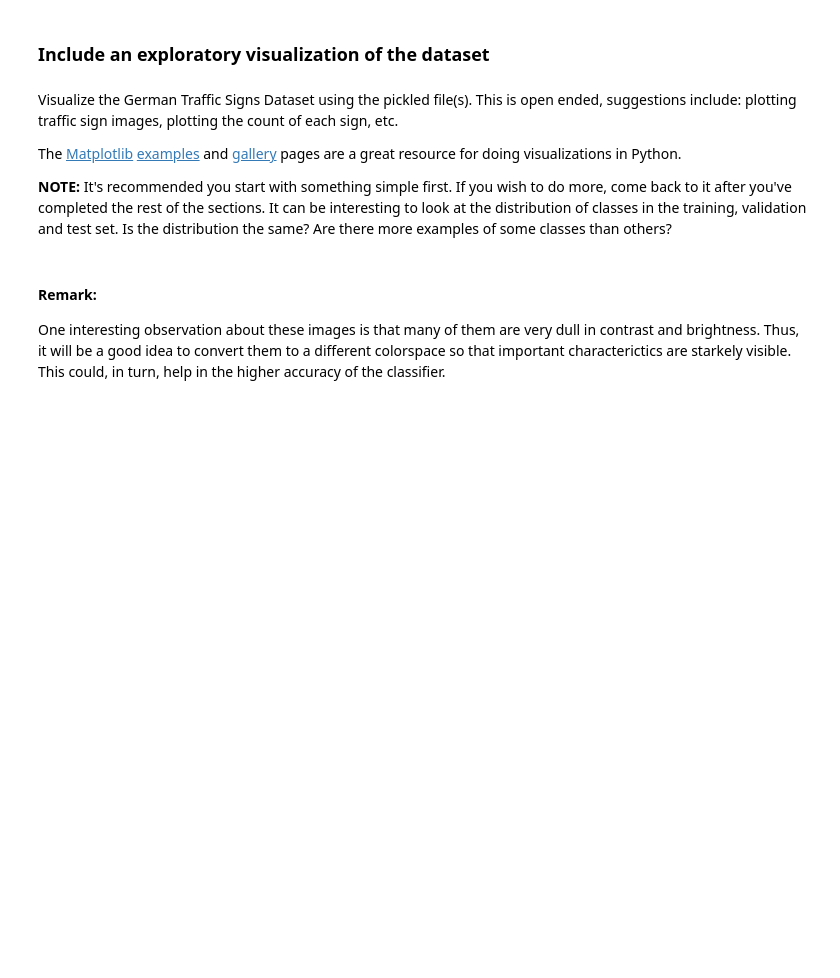
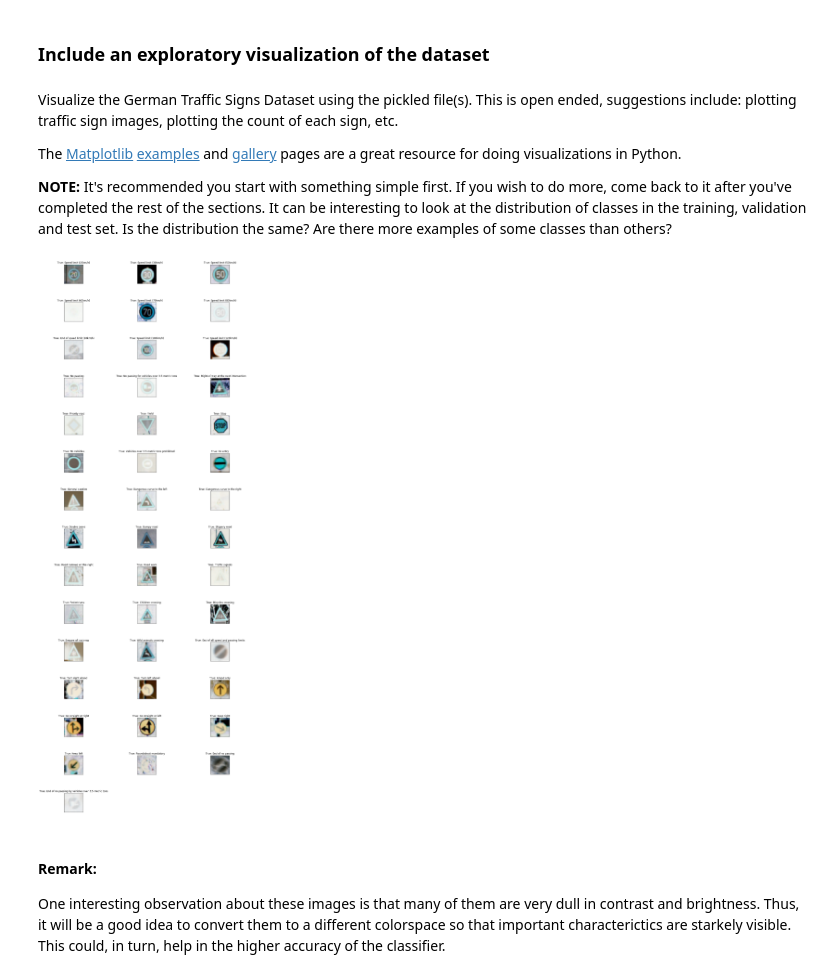
Before and after one commit to bkanaki/CarND-Traffic-Sign-Classifier-Project, a Jupyter notebook: Traffic_Sign_Classifier.ipynb, the cells around one changed output. Cells and saved outputs as stored; diff of their text form; code cells hidden in the pictures; blank space fills up the shorter version.

```diff
--- a/Traffic_Sign_Classifier.ipynb
+++ b/Traffic_Sign_Classifier.ipynb
@@ -25,9 +25,9 @@ import pickle
 
 # TODO: Fill this in based on where you saved the training and testing data
 
-training_file = '../../train.p'
-validation_file= '../../valid.p'
-testing_file = '../../test.p'
+training_file = '../traffic-signs-data/train.p'
+validation_file= '../traffic-signs-data/valid.p'
+testing_file = '../traffic-signs-data/test.p'
 
 with open(training_file, mode='rb') as f:
     train = pickle.load(f)
@@ -88,19 +94,23 @@ Visualize the German Traffic Signs Dataset using the pickled file(s). This is op
 The [Matplotlib](http://matplotlib.org/) [examples](http://matplotlib.org/examples/index.html) and [gallery](http://matplotlib.org/gallery.html) pages are a great resource for doing visualizations in Python.
 
 **NOTE:** It's recommended you start with something simple first. If you wish to do more, come back to it after you've completed the rest of the sections. It can be interesting to look at the distribution of classes in the training, validation and test set. Is the distribution the same? Are there more examples of some classes than others?
+# %%
+### Data exploration visualization code goes here.
+### Feel free to use as many code cells as needed.
+import pandas as pd
+import matplotlib.pyplot as plt
+# Visualizations will be shown in the notebook.
+%matplotlib inline
+
+label_names = pd.read_csv("./signnames.csv")
+label_names = label_names.SignName
 # %%
-### Data exploration visualization code goes here.
-### Feel free to use as many code cells as needed.
-import matplotlib.pyplot as plt
-# Visualizations will be shown in the notebook.
-%matplotlib inline
-
 # In the folowing code, we will have a look at each sign from the 43 classes, chosen at random
-def plot_images(sample_images, true_class=None, pred_class=None):
+def plot_images(sample_images, true_label=None, pred_label=None):
 
     # Create figure with 9x5 sub-plots.
-    fig, axes = plt.subplots(9, 5, figsize=(10,20))
-    fig.subplots_adjust(hspace=0.3, wspace=0.3)
+    fig, axes = plt.subplots(15, 3, figsize=(18,50))
+    fig.subplots_adjust(hspace=1, wspace=0.3)
     channels = sample_images.shape[:-1]
     for i, ax in enumerate(axes.flat):
         # Plot image.
@@ -111,7 +121,12 @@ def plot_images(sample_images, true_class=None, pred_class=None):
                 ax.imshow(sample_images[i].squeeze(), cmap='gray')
 
             # TO-DO: Show true and predicted classes
-
+            if true_label != None:
+                if pred_label != None:
+                    sign = "True: {0}\nPred: {1}".format(label_names[true_label[i]],label_names[pred_label[i]])
+                else:
+                    sign = "True: {}".format(label_names[true_label[i]])
+                ax.set_title(sign)
             # Show the classes as the label on the x-axis.
 
             # Remove ticks from the plot.
@@ -124,17 +139,22 @@ def plot_images(sample_images, true_class=None, pred_class=None):
     # in a single Notebook cell.
     plt.show()
 # %%
+# show each sample from all classes, selected at random
 sample_shape = [n_classes]
 sample_shape.extend(list(image_shape))
 sample_images = np.zeros(sample_shape)
+sample_labels = []
 
 for i in range(n_classes):
     idxs = y_train==i
     sample_train = X_train[idxs]
     idx = np.random.choice(range(len(sample_train)))
     sample_images[i] = sample_train[idx]
+    sample_labels.append(i)
 # %%
-plot_images(sample_images)
+plot_images(sample_images, sample_labels)
+# %% [output]
+[figure, added]
 # %% [markdown]
 #### Remark:
 One interesting observation about these images is that many of them are very dull in contrast and brightness. Thus, it will be a good idea to convert them to a different colorspace so that important characterictics are starkely visible. This could, in turn, help in the higher accuracy of the classifier.
```
Also changed, not shown: parts of 33 cells of this notebook, 1 other file.
